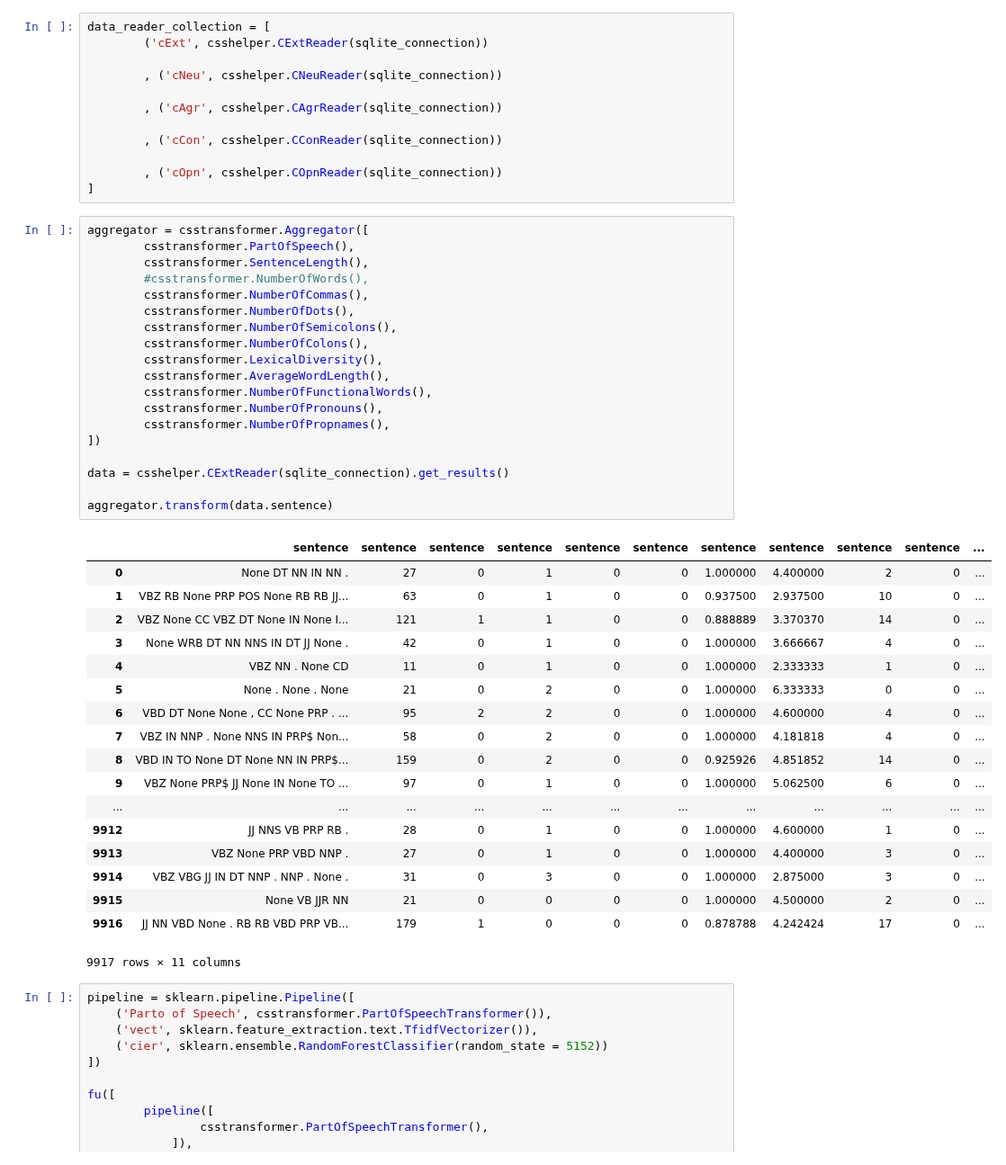
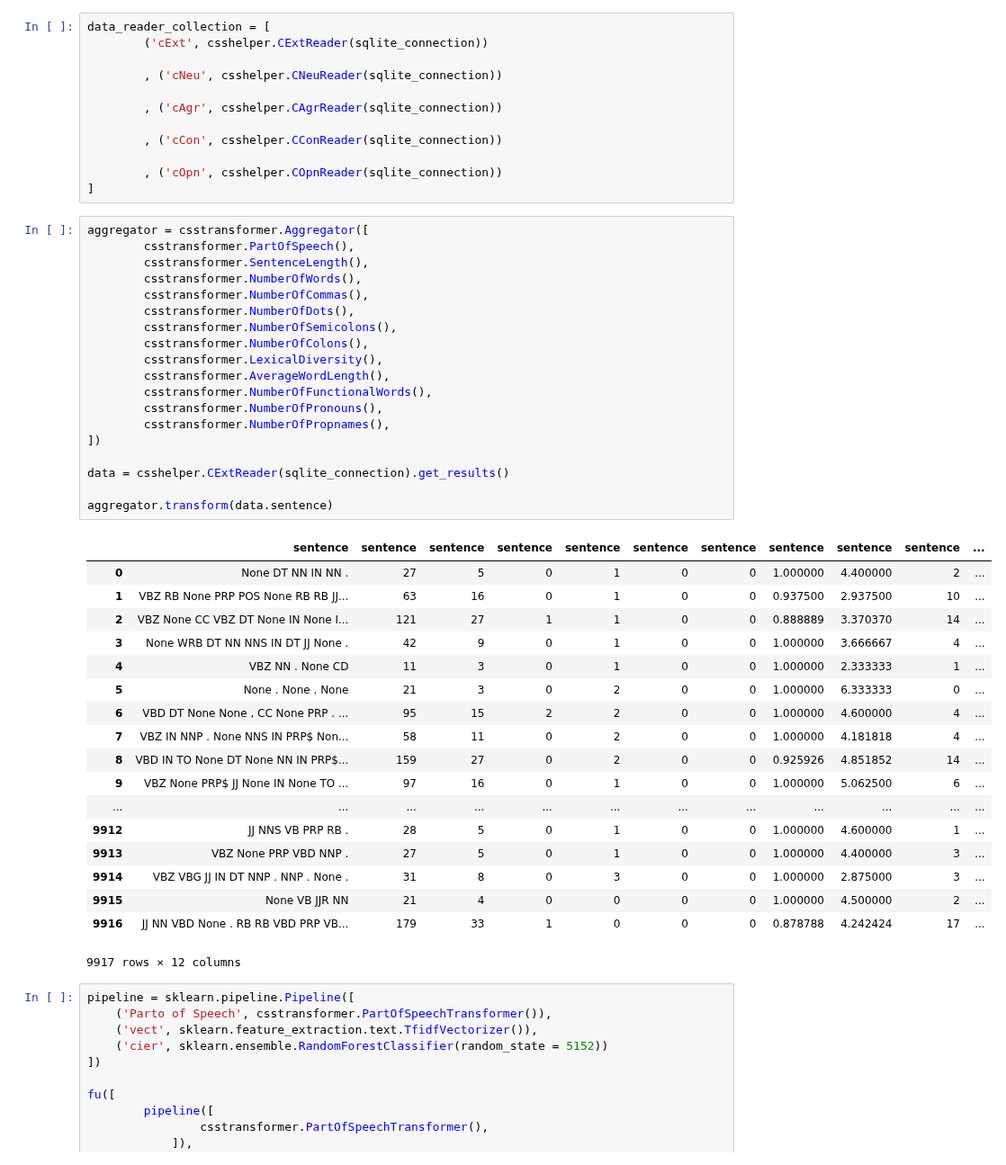
Before and after one commit to dmpe/CaseSolvingSeminar, a Jupyter notebook: src/derived_columns.ipynb, the cells around one changed output. Shown at 90% size. Cells and saved outputs as stored; diff of their text form.

Commit message:
added number of words

```diff
--- a/src/derived_columns.ipynb
+++ b/src/derived_columns.ipynb
@@ -28,41 +28,41 @@ data_reader_collection = [
 # %%
 aggregator = csstransformer.Aggregator([
         csstransformer.PartOfSpeech(),
         csstransformer.SentenceLength(),
-        #csstransformer.NumberOfWords(),
+        csstransformer.NumberOfWords(),
         csstransformer.NumberOfCommas(),
         csstransformer.NumberOfDots(),
         csstransformer.NumberOfSemicolons(),
         csstransformer.NumberOfColons(),
         csstransformer.LexicalDiversity(),
         csstransformer.AverageWordLength(),
         csstransformer.NumberOfFunctionalWords(),
         csstransformer.NumberOfPronouns(),
         csstransformer.NumberOfPropnames(),
 ])
 
 data = csshelper.CExtReader(sqlite_connection).get_results()
 
 aggregator.transform(data.sentence)
 # %% [output]
 |  | sentence | sentence | sentence | sentence | sentence | sentence | sentence | sentence | sentence | sentence | ... |
-| 0 | None DT NN IN NN . | 27 | 0 | 1 | 0 | 0 | 1.000000 | 4.400000 | 2 | 0 | ... |
-| 1 | VBZ RB None PRP POS None RB RB JJ... | 63 | 0 | 1 | 0 | 0 | 0.937500 | 2.937500 | 10 | 0 | ... |
-| 2 | VBZ None CC VBZ DT None IN None I... | 121 | 1 | 1 | 0 | 0 | 0.888889 | 3.370370 | 14 | 0 | ... |
-| 3 | None WRB DT NN NNS IN DT JJ None . | 42 | 0 | 1 | 0 | 0 | 1.000000 | 3.666667 | 4 | 0 | ... |
-| 4 | VBZ NN . None CD | 11 | 0 | 1 | 0 | 0 | 1.000000 | 2.333333 | 1 | 0 | ... |
-| 5 | None . None . None | 21 | 0 | 2 | 0 | 0 | 1.000000 | 6.333333 | 0 | 0 | ... |
-| 6 | VBD DT None None , CC None PRP . ... | 95 | 2 | 2 | 0 | 0 | 1.000000 | 4.600000 | 4 | 0 | ... |
-| 7 | VBZ IN NNP . None NNS IN PRP$ Non... | 58 | 0 | 2 | 0 | 0 | 1.000000 | 4.181818 | 4 | 0 | ... |
-| 8 | VBD IN TO None DT None NN IN PRP$... | 159 | 0 | 2 | 0 | 0 | 0.925926 | 4.851852 | 14 | 0 | ... |
-| 9 | VBZ None PRP$ JJ None IN None TO ... | 97 | 0 | 1 | 0 | 0 | 1.000000 | 5.062500 | 6 | 0 | ... |
+| 0 | None DT NN IN NN . | 27 | 5 | 0 | 1 | 0 | 0 | 1.000000 | 4.400000 | 2 | ... |
+| 1 | VBZ RB None PRP POS None RB RB JJ... | 63 | 16 | 0 | 1 | 0 | 0 | 0.937500 | 2.937500 | 10 | ... |
+| 2 | VBZ None CC VBZ DT None IN None I... | 121 | 27 | 1 | 1 | 0 | 0 | 0.888889 | 3.370370 | 14 | ... |
+| 3 | None WRB DT NN NNS IN DT JJ None . | 42 | 9 | 0 | 1 | 0 | 0 | 1.000000 | 3.666667 | 4 | ... |
+| 4 | VBZ NN . None CD | 11 | 3 | 0 | 1 | 0 | 0 | 1.000000 | 2.333333 | 1 | ... |
+| 5 | None . None . None | 21 | 3 | 0 | 2 | 0 | 0 | 1.000000 | 6.333333 | 0 | ... |
+| 6 | VBD DT None None , CC None PRP . ... | 95 | 15 | 2 | 2 | 0 | 0 | 1.000000 | 4.600000 | 4 | ... |
+| 7 | VBZ IN NNP . None NNS IN PRP$ Non... | 58 | 11 | 0 | 2 | 0 | 0 | 1.000000 | 4.181818 | 4 | ... |
+| 8 | VBD IN TO None DT None NN IN PRP$... | 159 | 27 | 0 | 2 | 0 | 0 | 0.925926 | 4.851852 | 14 | ... |
+| 9 | VBZ None PRP$ JJ None IN None TO ... | 97 | 16 | 0 | 1 | 0 | 0 | 1.000000 | 5.062500 | 6 | ... |
 | ... | ... | ... | ... | ... | ... | ... | ... | ... | ... | ... | ... |
-| 9912 | JJ NNS VB PRP RB . | 28 | 0 | 1 | 0 | 0 | 1.000000 | 4.600000 | 1 | 0 | ... |
-| 9913 | VBZ None PRP VBD NNP . | 27 | 0 | 1 | 0 | 0 | 1.000000 | 4.400000 | 3 | 0 | ... |
-| 9914 | VBZ VBG JJ IN DT NNP . NNP . None . | 31 | 0 | 3 | 0 | 0 | 1.000000 | 2.875000 | 3 | 0 | ... |
-| 9915 | None VB JJR NN | 21 | 0 | 0 | 0 | 0 | 1.000000 | 4.500000 | 2 | 0 | ... |
-| 9916 | JJ NN VBD None . RB RB VBD PRP VB... | 179 | 1 | 0 | 0 | 0 | 0.878788 | 4.242424 | 17 | 0 | ... |
+| 9912 | JJ NNS VB PRP RB . | 28 | 5 | 0 | 1 | 0 | 0 | 1.000000 | 4.600000 | 1 | ... |
+| 9913 | VBZ None PRP VBD NNP . | 27 | 5 | 0 | 1 | 0 | 0 | 1.000000 | 4.400000 | 3 | ... |
+| 9914 | VBZ VBG JJ IN DT NNP . NNP . None . | 31 | 8 | 0 | 3 | 0 | 0 | 1.000000 | 2.875000 | 3 | ... |
+| 9915 | None VB JJR NN | 21 | 4 | 0 | 0 | 0 | 0 | 1.000000 | 4.500000 | 2 | ... |
+| 9916 | JJ NN VBD None . RB RB VBD PRP VB... | 179 | 33 | 1 | 0 | 0 | 0 | 0.878788 | 4.242424 | 17 | ... |
-9917 rows × 11 columns
+9917 rows × 12 columns
 # %%
 pipeline = sklearn.pipeline.Pipeline([
     ('Parto of Speech', csstransformer.PartOfSpeechTransformer()),
```
Also changed, not shown: 2 other files.
